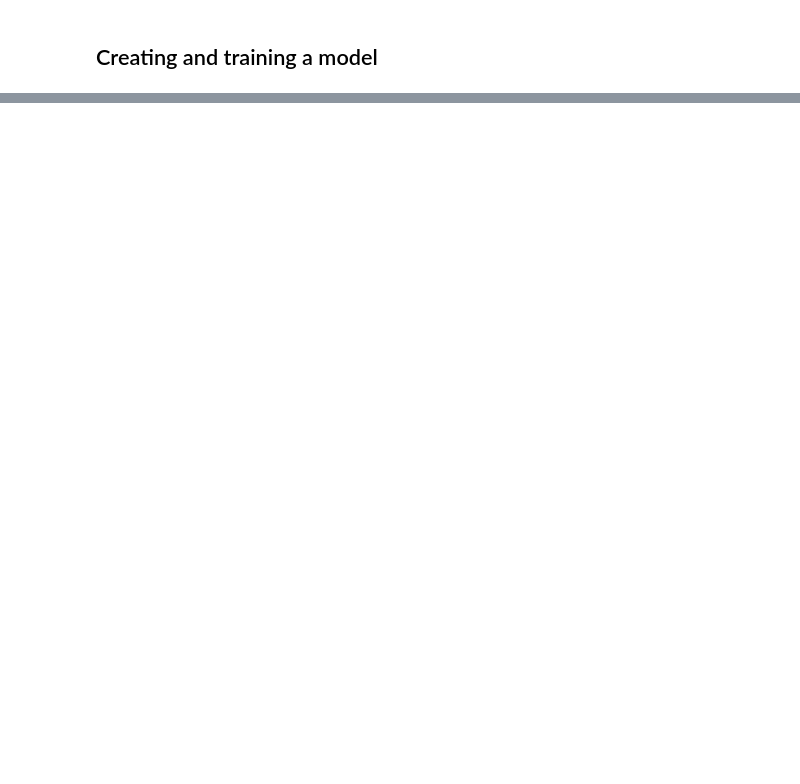
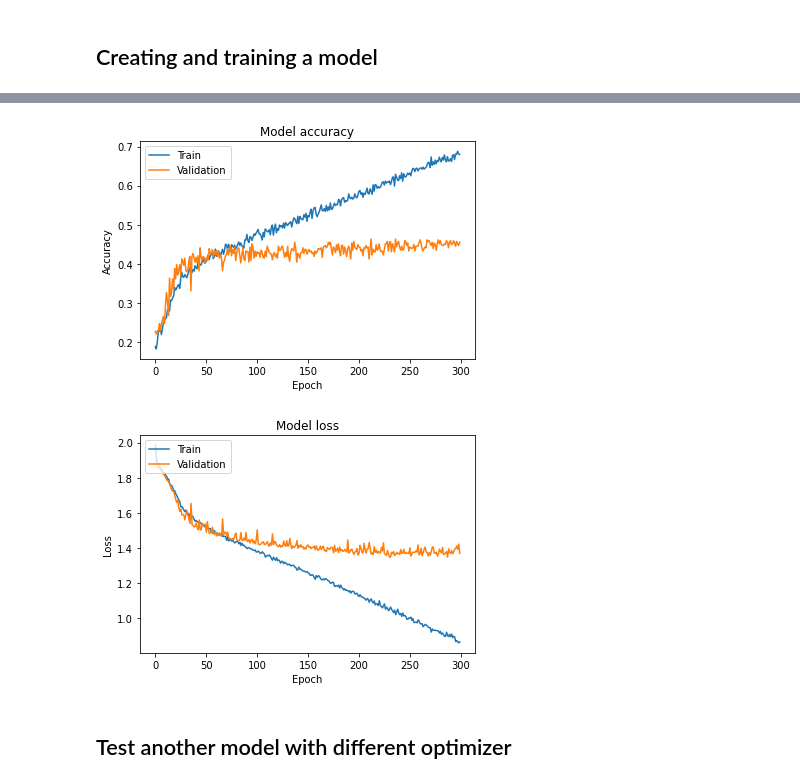
Before and after one commit to srgynmv/EmoteNN, a Jupyter notebook: notebooks/train_sound_cnn_1d.ipynb, the cells around one changed output, grey strips where cells are left out. Drawn from its saved outputs; the diff is of its cells as text; code cells hidden in the pictures; blank space fills up the shorter version.

Commit message:
Increase number of different models for sound

```diff
--- a/notebooks/train_sound_cnn_1d.ipynb
+++ b/notebooks/train_sound_cnn_1d.ipynb
@@ -28,0 +41,14 @@ X_train, X_valid, X_test, Y_train, Y_valid, Y_test = split
+# %%
+def display_results(model, history):
+    for name, x, y in [('Train', X_train, Y_train), ('Validation', X_valid, Y_valid), ('Test', X_test, Y_test)]:
+        score = model.evaluate(x, y)
+        print("{} dataset {}: {:.2f}%".format(name, model.metrics_names[1], score[1] * 100))
+    pu.plot_model_history(history.history)
+
+def train(model, batch_size=64, epochs=300):
+    return model.fit(X_train,
+                     Y_train,
+                     batch_size=batch_size,
+                     epochs=epochs,
+                     validation_data=(X_valid, Y_valid),
+                     shuffle=True)
@@ -73,0 +88,4 @@ tu.save_results(model, train_history, 'sound_1d_cnn')
+# %%
+optimizer = tf.keras.optimizers.RMSprop(lr=0.00001, decay=1e-6)
+model1 = build_cnn1(optimizer)
+model1_history = train(model1, batch_size=16, epochs=300)
@@ -73,0 +110,3 @@ tu.save_results(model, train_history, 'sound_1d_cnn')
+# %%
+display_results(model1, model1_history)
+# %% [output]
@@ -73,0 +119,4 @@ tu.save_results(model, train_history, 'sound_1d_cnn')
+[figure, added]
+[figure, added]
+# %% [markdown]
+## Test another model with different optimizer
```
Also changed, not shown: parts of 32 cells of this notebook.
